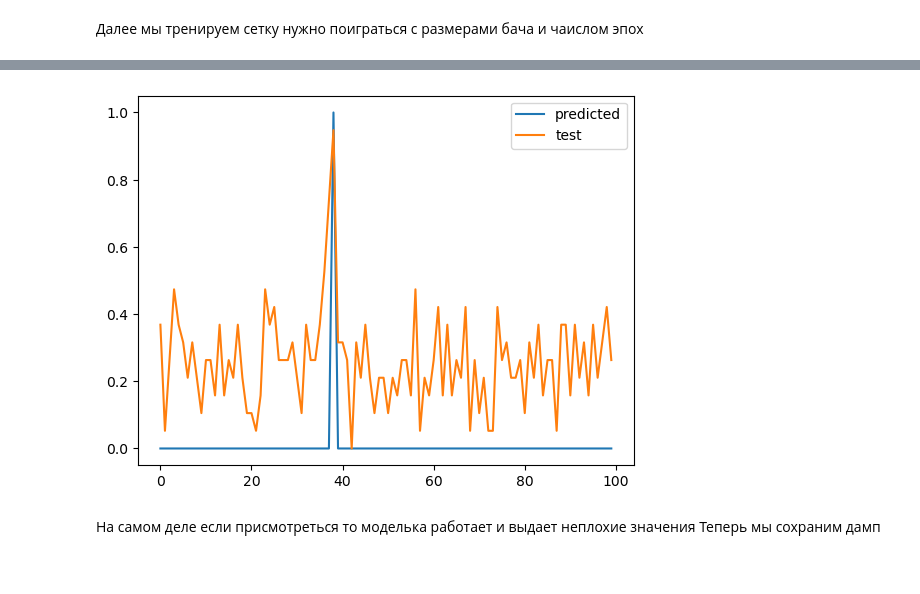
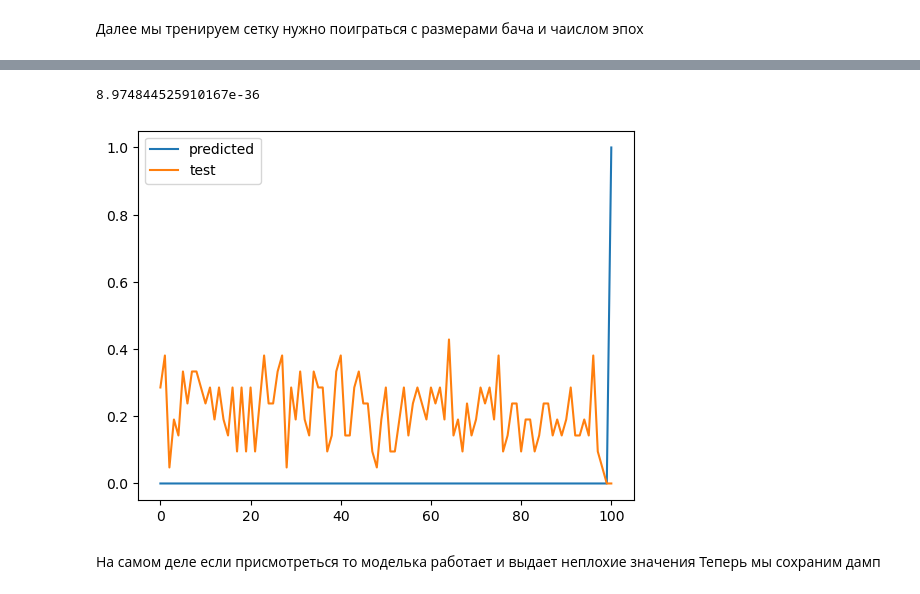
Before and after one commit to lxkuz/signal-watcher, a Jupyter notebook: signal_watcher.ipynb, the cells around one changed output, grey strips where cells are left out. Drawn from its saved outputs; the diff is of its cells as text; code cells hidden in the pictures.

```diff
--- a/signal_watcher.ipynb
+++ b/signal_watcher.ipynb
@@ -27,4 +28,4 @@ s.plot.line()
 # %%
-X = dataset[:,0:100]
+X = dataset[:,0:lenn]
 print(X)
 # %% [output]
@@ -38,4 +39,4 @@ print(X)
 # %%
-Y = dataset[:,100:]
+Y = dataset[:,lenn:]
 print(Y)
 # %% [output]
@@ -81,8 +82,9 @@ from keras.models import Sequential
 from keras.layers import Dense
 # %%
 model = Sequential([
-    Dense(100, activation='relu', input_shape=(100,)),
-    Dense(100, activation='softmax'),
+    Dense(lenn, activation='relu', input_shape=(lenn,)),
+    Dense(lenn, activation='relu'),
+    Dense(lenn+1, activation='softmax'),
 ])
 # %%
 model.compile(optimizer='adam',
@@ -92,6 +94,6 @@ model.compile(optimizer='adam',
 Далее мы тренируем сетку нужно поиграться с размерами бача и чаислом эпох
 # %%
 hist = model.fit(X_train, Y_train,
-          batch_size=2500, epochs=100,
+          batch_size=100, epochs=20,
           validation_data=(X_val, Y_val))
 # %% [output]
@@ -124,17 +138,34 @@ predictions = model.predict(X_test)
+# %%
+i = 0
+arr = []
+for x in Y_test:
+  arr.append([abs(x - predictions[i]), i])
+  i += 1
+
+sorted_arr = sorted(arr, key=lambda x: sum(x[0]))
+print(sum(sorted_arr[0][0]))
+
+
+# suka = pd.DataFrame({
+#    # 'signal': dataset[2][:100],
+#    'vals': np.max(np.abs(Y_test - predictions), axis=1)
+#    })
+# lines = suka.plot.line()
+# %% [output]
+8.974844525910167e-36
 # %%
 import numpy as np
-num = 120
+num = 26265
 
 predict_array = np.array(predictions[num])
 df = pd.DataFrame({
-   'predicted': np.round(predict_array),
-   'test': X_test[num]
-   # 'expected': Y_test[num],
+   'predicted': predict_array,
+   'test': np.append(X_test[num], [0.0])
 
    })
 lines = df.plot.line()
 # %% [output]
-[figure, old version]
+[figure, new version]
 # %% [markdown]
 На самом деле если присмотреться то моделька работает и выдает неплохие значения
 Теперь мы сохраним дамп
```
Also changed, not shown: parts of 11 cells of this notebook.
